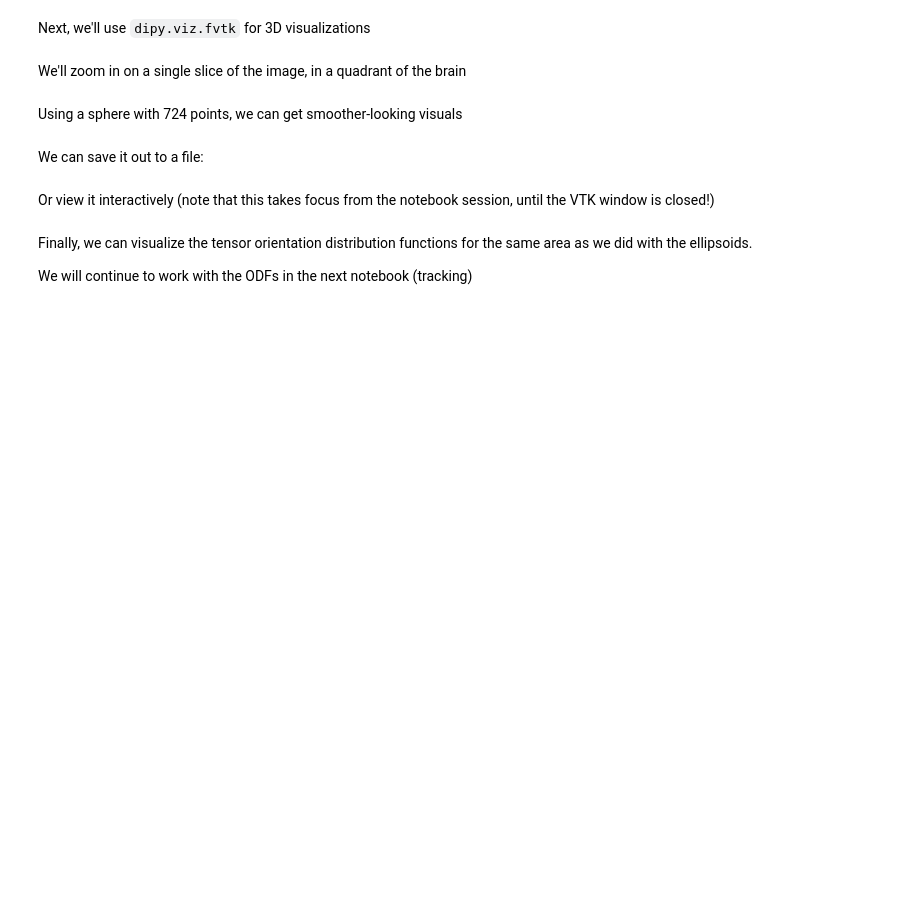
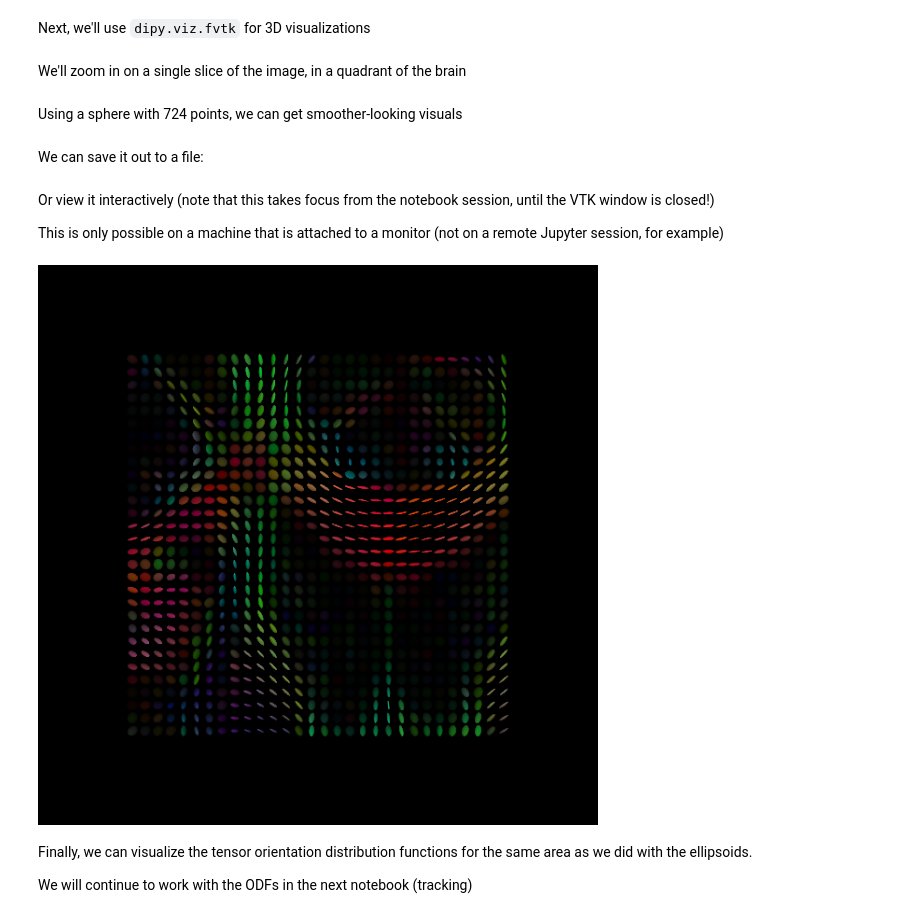
Before and after one commit to datacarpentry/python-neuroimaging-lesson, a Jupyter notebook: dipy/001-dipy-reconstruction.ipynb, the cells around one changed output. Cells and saved outputs as stored; diff of their text form; code cells hidden in the pictures; blank space fills up the shorter version.

```diff
--- a/dipy/001-dipy-reconstruction.ipynb
+++ b/dipy/001-dipy-reconstruction.ipynb
@@ -215,4 +215,6 @@ We can save it out to a file:
 fvtk.record(ren, n_frames=1, out_path='tensor_ellipsoids.png', size=(600, 600))
 # %% [markdown]
 Or view it interactively (note that this takes focus from the notebook session, until the VTK window is closed!)
+
+This is only possible on a machine that is attached to a monitor (not on a remote Jupyter session, for example)
 # %%
@@ -220,3 +224,7 @@ fvtk.show(ren)
+# %%
+display(Image('tensor_ellipsoids.png'))
+# %% [output]
+[figure, added]
 # %% [markdown]
 Finally, we can visualize the tensor orientation distribution functions
 for the same area as we did with the ellipsoids.
```
Also changed, not shown: parts of 10 cells of this notebook, 6 other files.
